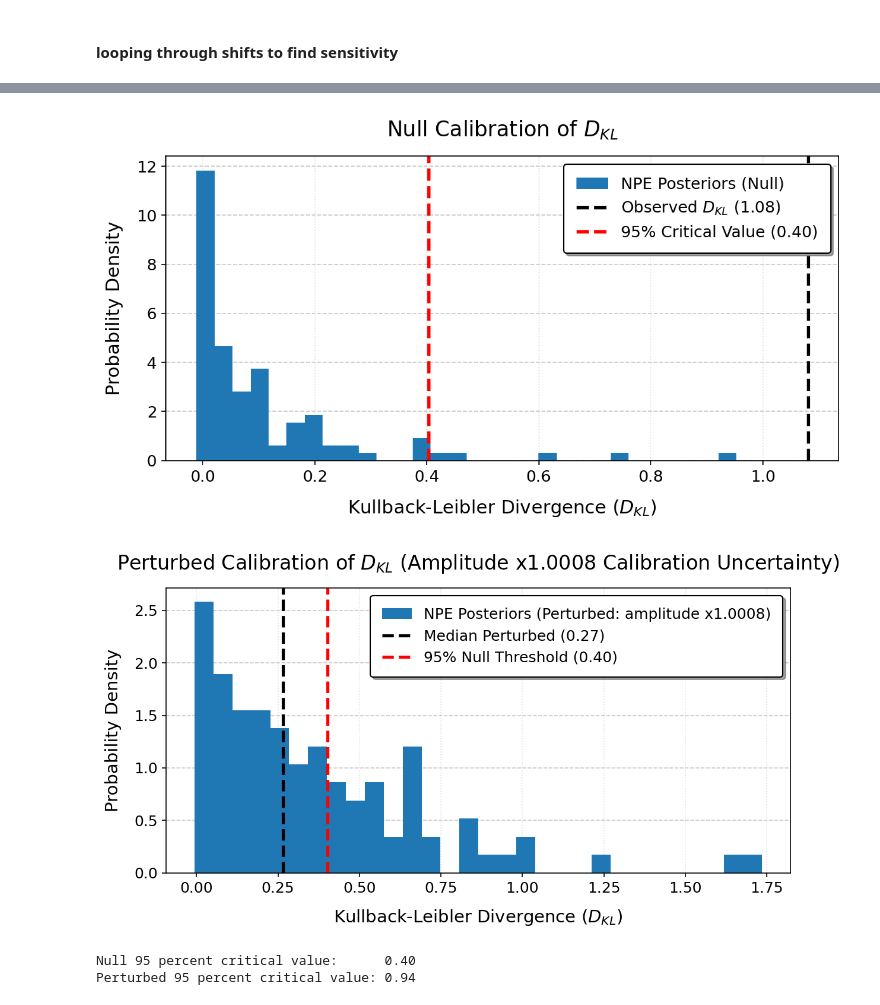
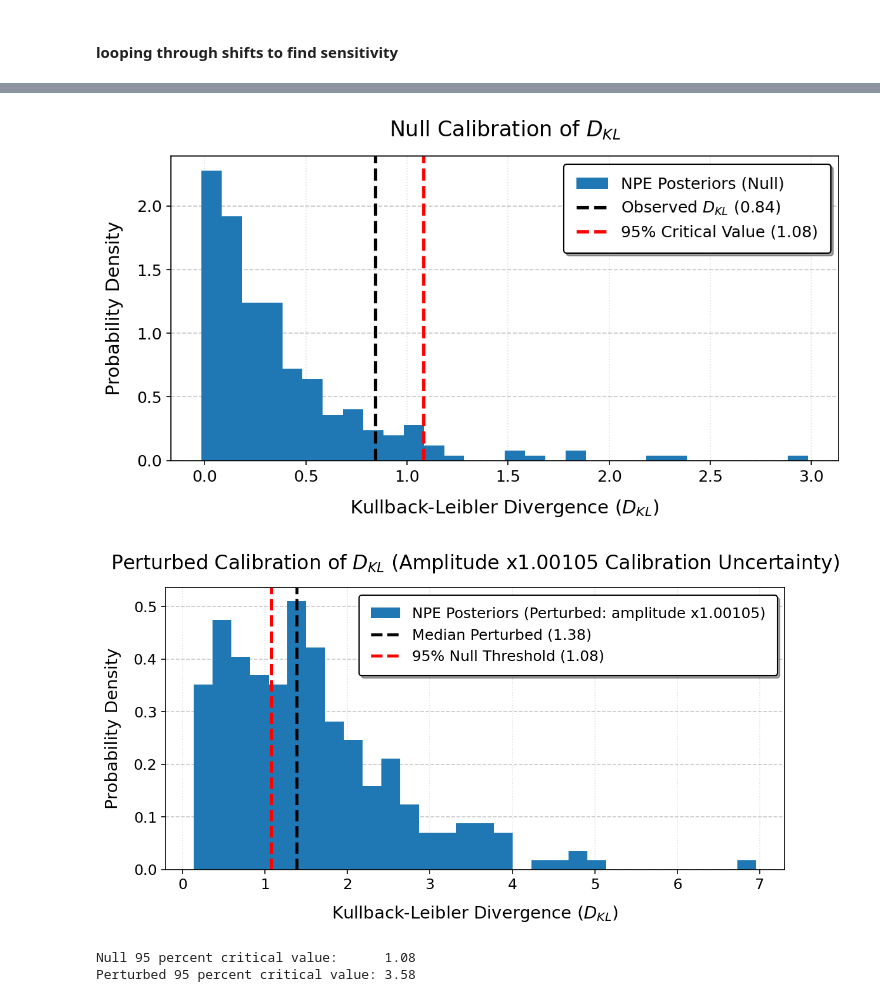
Before and after one commit to jayvasireddy/Part-III-Research-Project, a Jupyter notebook: Cmb_Test_signal_perturbation.ipynb, the cells around one changed output, grey strips where cells are left out. Drawn from its saved outputs; the diff is of its cells as text; code cells hidden in the pictures.

```diff
--- a/Cmb_Test_signal_perturbation.ipynb
+++ b/Cmb_Test_signal_perturbation.ipynb
@@ -324,7 +324,7 @@ ns
 # FIX: kept as torch.tensor so true_val[None,:] works in pairplot
 theta_true = torch.tensor([67.5, 0.022, 0.122, 2e-9, 0.965])
 
-num_simulations = 1_000
+num_simulations = 5_000
 prior = define_uniform_prior()
 theta = generate_theta(prior, num_simulations)
 
@@ -732,7 +741,3 @@ def calibrate_null_dkl_and_perturbed(null_posterior, prior, N, n_theta, compress
     print("Perturbed 95 percent critical value:", crit_val_95_perturbed)
 
     return dkls, crit_val_95, dkls_perturbed, crit_val_95_perturbed
-# %%
-dkls, crit_val_95, dkls_perturbed, crit_val_95_perturbed = calibrate_null_dkl_and_perturbed(
-    posterior1_direct, prior, 100, 500, my_compressor, nl_base, beam_base, amplitude_systematic
-)
@@ -761,7 +756,7 @@ def calibrate_null_dkl_and_perturb_mean(null_posterior, prior, N, n_theta, compr
     dkls = np.zeros(N) # to store dkls
     dkls_perturbed  = np.zeros(N)
     for i in range(N):
-        if i % 100 == 0:
+        if i % 50 == 0:
             print(f"{i}/{N}")
 
         #obtain data splits generated by same simulation process
@@ -796,12 +791,12 @@ def calibrate_null_dkl_and_perturb_mean(null_posterior, prior, N, n_theta, compr
 
     return dkls, crit_val_95, dkls_perturbed, crit_val_95_perturbed, median_perturbed
 # %%
-multipliers_to_test = [1.00025,1.0005, 1.00075]  # sweep beam_base * x
+multipliers_to_test = [1.00105, 1.0011]  # sweep beam_base * x
 sensitivity_threshold_reached = False
 
 for multiplier_val in multipliers_to_test:
     results = calibrate_null_dkl_and_perturb_mean(
-        posterior1_direct, prior, 100, 500, my_compressor, nl_base, beam_base, multiplier=multiplier_val
+        posterior1_direct, prior, 250, 500, my_compressor, nl_base, beam_base, multiplier=multiplier_val
     )
     null_threshold    = results[1]  # crit_val_95
     perturbed_median  = results[4]  # median_perturbed
@@ -899,36 +897,36 @@ plt.gca().set_axisbelow(True)
 plt.grid(axis='y', linestyle='--', alpha=0.7)
 plt.grid(axis='x', linestyle=':', alpha=0.4)
 
 # Solid, opaque histogram bars
 plt.hist(dkls_perturbed, bins=30, density=True, color='tab:blue',
-         label=f'NPE Posteriors (Perturbed: amplitude x{multiplier_val:.4f})')
+         label=f'NPE Posteriors (Perturbed: amplitude x{multiplier_val:.5f})')
 
 # Vertical threshold line (thicker, with dynamic value injected into legend)
 plt.axvline(median_perturbed, color='black', linestyle='dashed', linewidth=2.5,
                 label=f'Median Perturbed ({median_perturbed:.2f})')
 plt.axvline(crit_val_95, color='red', linestyle='dashed', linewidth=2.5,
             label=f'95% Null Threshold ({crit_val_95:.2f})')
 
 # Upgraded labels and title
 plt.xlabel(r"Kullback-Leibler Divergence ($D_{KL}$)", fontsize=14, labelpad=10)
 plt.ylabel("Probability Density", fontsize=14, labelpad=10)
-plt.title(rf"Perturbed Calibration of $D_{{KL}}$ (Amplitude x{multiplier_val:.4f} Calibration Uncertainty)",
+plt.title(rf"Perturbed Calibration of $D_{{KL}}$ (Amplitude x{multiplier_val:.5f} Calibration Uncertainty)",
           fontsize=16, pad=15)
 
 plt.xticks(fontsize=12)
 plt.yticks(fontsize=12)
 
 # Presentation-style legend
 plt.legend(fontsize=12, frameon=True, shadow=True, facecolor='white', edgecolor='black', borderpad=0.8)
 
 plt.tight_layout()
 plt.show()
 
 # Print statements formatted to 2 decimal places for neatness
 print(f"Null 95 percent critical value:      {crit_val_95:.2f}")
 print(f"Perturbed 95 percent critical value: {crit_val_95_perturbed:.2f}")
 # %% [output]
-[figure, old version]
+[figure, new version]
-[figure, old version]
+[figure, new version]
-Null 95 percent critical value:      0.40
-Perturbed 95 percent critical value: 0.94
+Null 95 percent critical value:      1.08
+Perturbed 95 percent critical value: 3.58
```
Also changed, not shown: parts of 12 cells of this notebook.
